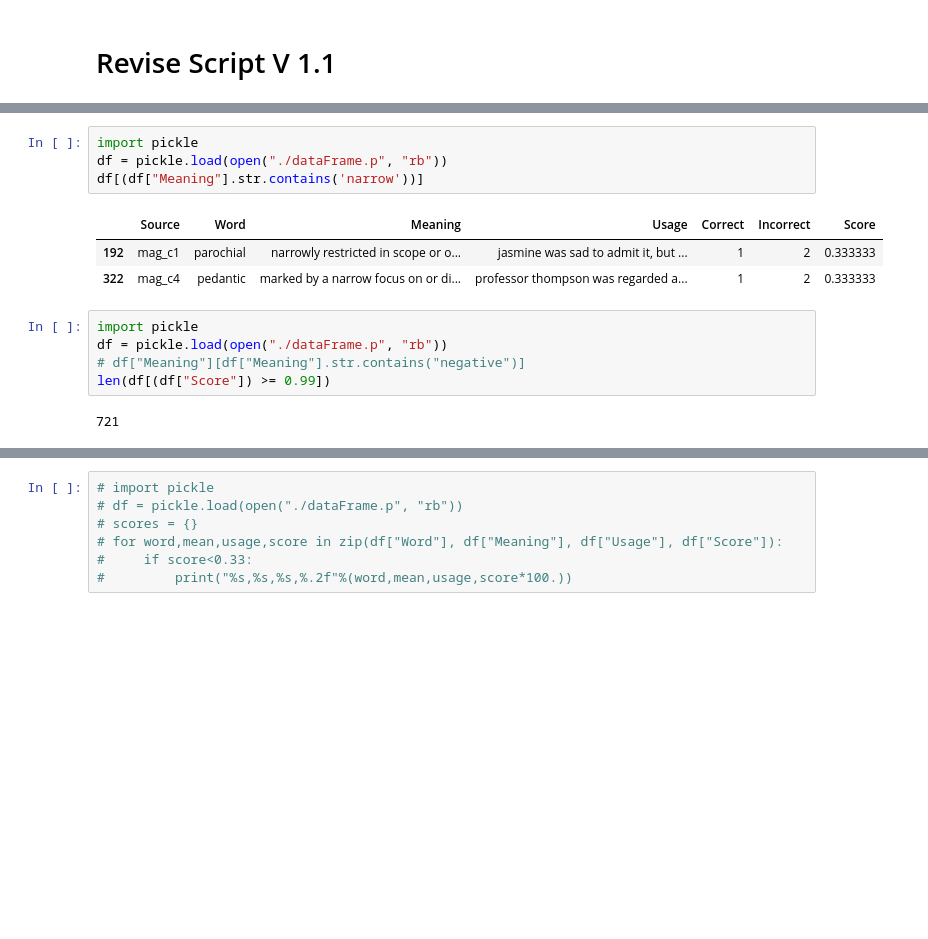
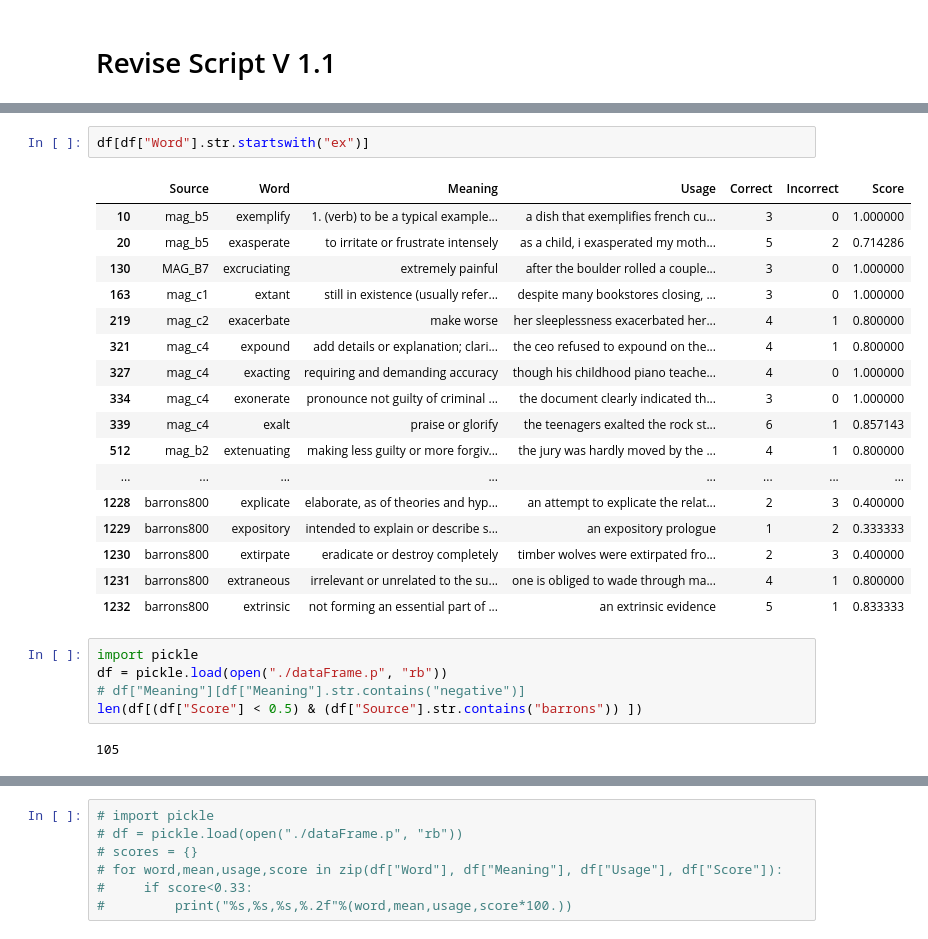
Before and after one commit to Achyuth1/GRE-Prep-Helper-Scripts, a Jupyter notebook: GRE PREP.ipynb, the cells around one changed output, grey strips where cells are left out. Drawn from its saved outputs; the diff is of its cells as text; blank space fills up the shorter version.

```diff
--- a/GRE PREP.ipynb
+++ b/GRE PREP.ipynb
@@ -360,17 +388,29 @@ print("\nEnding revision %d/%d!"%(fin_score, i))
+# %%
+df[df["Word"].str.startswith("ex")]
+# %% [output]
+|  | Source | Word | Meaning | Usage | Correct | Incorrect | Score |
+| 10 | mag_b5 | exemplify | 1. (verb) to be a typical example... | a dish that exemplifies french cu... | 3 | 0 | 1.000000 |
+| 20 | mag_b5 | exasperate | to irritate or frustrate intensely | as a child, i exasperated my moth... | 5 | 2 | 0.714286 |
+| 130 | MAG_B7 | excruciating | extremely painful | after the boulder rolled a couple... | 3 | 0 | 1.000000 |
+| 163 | mag_c1 | extant | still in existence (usually refer... | despite many bookstores closing, ... | 3 | 0 | 1.000000 |
+| 219 | mag_c2 | exacerbate | make worse | her sleeplessness exacerbated her... | 4 | 1 | 0.800000 |
+| 321 | mag_c4 | expound | add details or explanation; clari... | the ceo refused to expound on the... | 4 | 1 | 0.800000 |
+| 327 | mag_c4 | exacting | requiring and demanding accuracy | though his childhood piano teache... | 4 | 0 | 1.000000 |
+| 334 | mag_c4 | exonerate | pronounce not guilty of criminal ... | the document clearly indicated th... | 3 | 0 | 1.000000 |
+| 339 | mag_c4 | exalt | praise or glorify | the teenagers exalted the rock st... | 6 | 1 | 0.857143 |
+| 512 | mag_b2 | extenuating | making less guilty or more forgiv... | the jury was hardly moved by the ... | 4 | 1 | 0.800000 |
+| ... | ... | ... | ... | ... | ... | ... | ... |
+| 1228 | barrons800 | explicate | elaborate, as of theories and hyp... | an attempt to explicate the relat... | 2 | 3 | 0.400000 |
+| 1229 | barrons800 | expository | intended to explain or describe s... | an expository prologue | 1 | 2 | 0.333333 |
+| 1230 | barrons800 | extirpate | eradicate or destroy completely | timber wolves were extirpated fro... | 2 | 3 | 0.400000 |
+| 1231 | barrons800 | extraneous | irrelevant or unrelated to the su... | one is obliged to wade through ma... | 4 | 1 | 0.800000 |
+| 1232 | barrons800 | extrinsic | not forming an essential part of ... | an extrinsic evidence | 5 | 1 | 0.833333 |
 # %%
 import pickle
 df = pickle.load(open("./dataFrame.p", "rb"))
-df[(df["Meaning"].str.contains('narrow'))]
+# df["Meaning"][df["Meaning"].str.contains("negative")]
+len(df[(df["Score"] < 0.5) & (df["Source"].str.contains("barrons")) ])
 # %% [output]
-|  | Source | Word | Meaning | Usage | Correct | Incorrect | Score |
-| 192 | mag_c1 | parochial | narrowly restricted in scope or o... | jasmine was sad to admit it, but ... | 1 | 2 | 0.333333 |
-| 322 | mag_c4 | pedantic | marked by a narrow focus on or di... | professor thompson was regarded a... | 1 | 2 | 0.333333 |
+105
-# %%
-import pickle
-df = pickle.load(open("./dataFrame.p", "rb"))
-# df["Meaning"][df["Meaning"].str.contains("negative")]
-len(df[(df["Score"]) >= 0.99])
-# %% [output]
-721
 # %%
 import pickle
```
Also changed, not shown: parts of 3 cells of this notebook, 2 other files.
